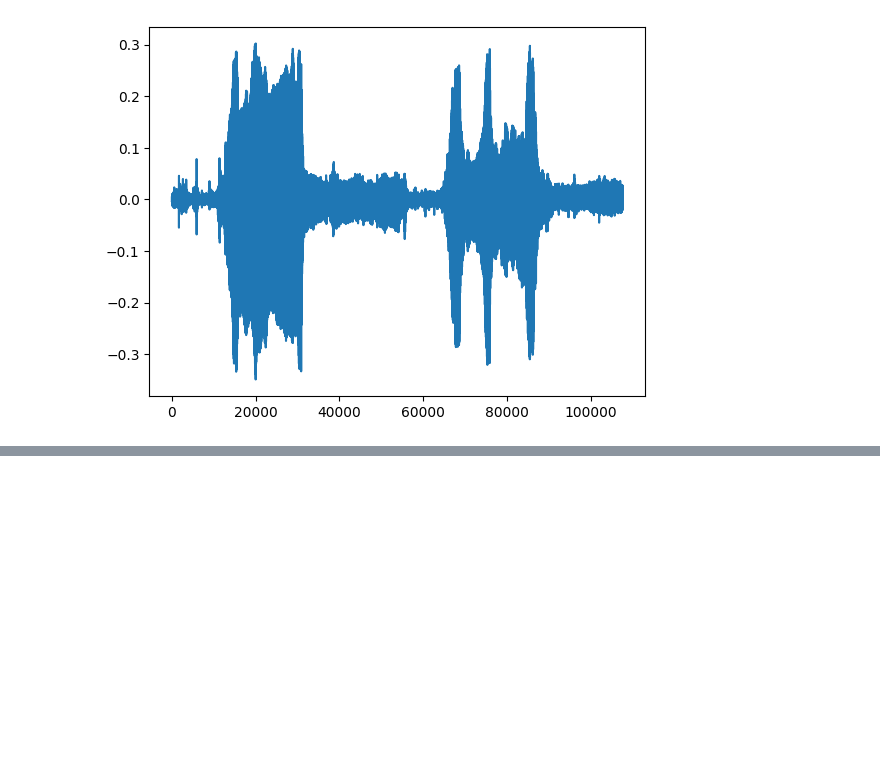
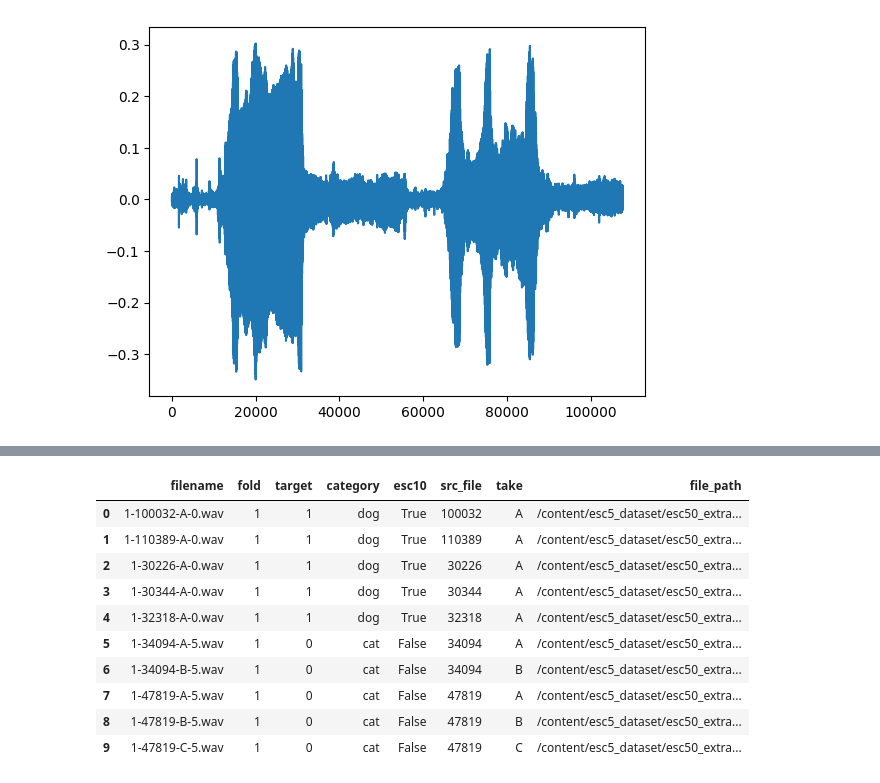
Before and after one commit to mjmousavi97/Deep-Learning, a Jupyter notebook: src/CTC Loss AND Audio Data/Transferlaerning_YamNet.ipynb, the cells around one changed output, grey strips where cells are left out. Saved outputs shown, nothing was run; the diff lists cells and outputs as text; code cells hidden in the pictures; blank space fills up the shorter version.

```diff
--- a/src/CTC Loss AND Audio Data/Transferlaerning_YamNet.ipynb
+++ b/src/CTC Loss AND Audio Data/Transferlaerning_YamNet.ipynb
@@ -79,0 +245,15 @@ plt.plot(waveform)
+# %%
+filtered_esc_csv_file.reset_index(drop=True, inplace=True)
+filtered_esc_csv_file.head(10)
+# %% [output]
+|  | filename | fold | target | category | esc10 | src_file | take | file_path |
+| 0 | 1-100032-A-0.wav | 1 | 1 | dog | True | 100032 | A | /content/esc5_dataset/esc50_extra... |
+| 1 | 1-110389-A-0.wav | 1 | 1 | dog | True | 110389 | A | /content/esc5_dataset/esc50_extra... |
+| 2 | 1-30226-A-0.wav | 1 | 1 | dog | True | 30226 | A | /content/esc5_dataset/esc50_extra... |
+| 3 | 1-30344-A-0.wav | 1 | 1 | dog | True | 30344 | A | /content/esc5_dataset/esc50_extra... |
+| 4 | 1-32318-A-0.wav | 1 | 1 | dog | True | 32318 | A | /content/esc5_dataset/esc50_extra... |
+| 5 | 1-34094-A-5.wav | 1 | 0 | cat | False | 34094 | A | /content/esc5_dataset/esc50_extra... |
+| 6 | 1-34094-B-5.wav | 1 | 0 | cat | False | 34094 | B | /content/esc5_dataset/esc50_extra... |
+| 7 | 1-47819-A-5.wav | 1 | 0 | cat | False | 47819 | A | /content/esc5_dataset/esc50_extra... |
+| 8 | 1-47819-B-5.wav | 1 | 0 | cat | False | 47819 | B | /content/esc5_dataset/esc50_extra... |
+| 9 | 1-47819-C-5.wav | 1 | 0 | cat | False | 47819 | C | /content/esc5_dataset/esc50_extra... |
```
Also changed, not shown: parts of 20 cells of this notebook.
